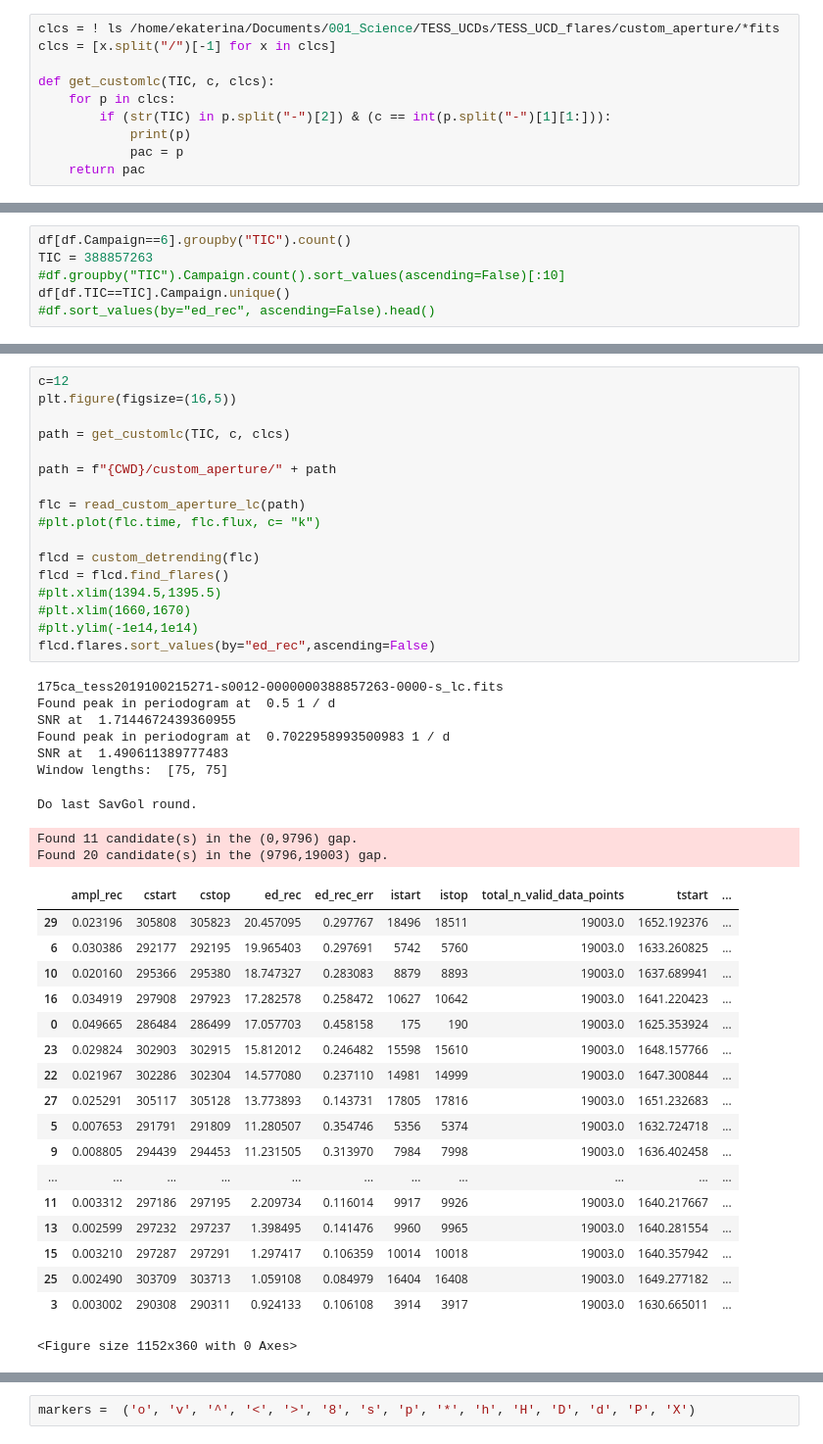
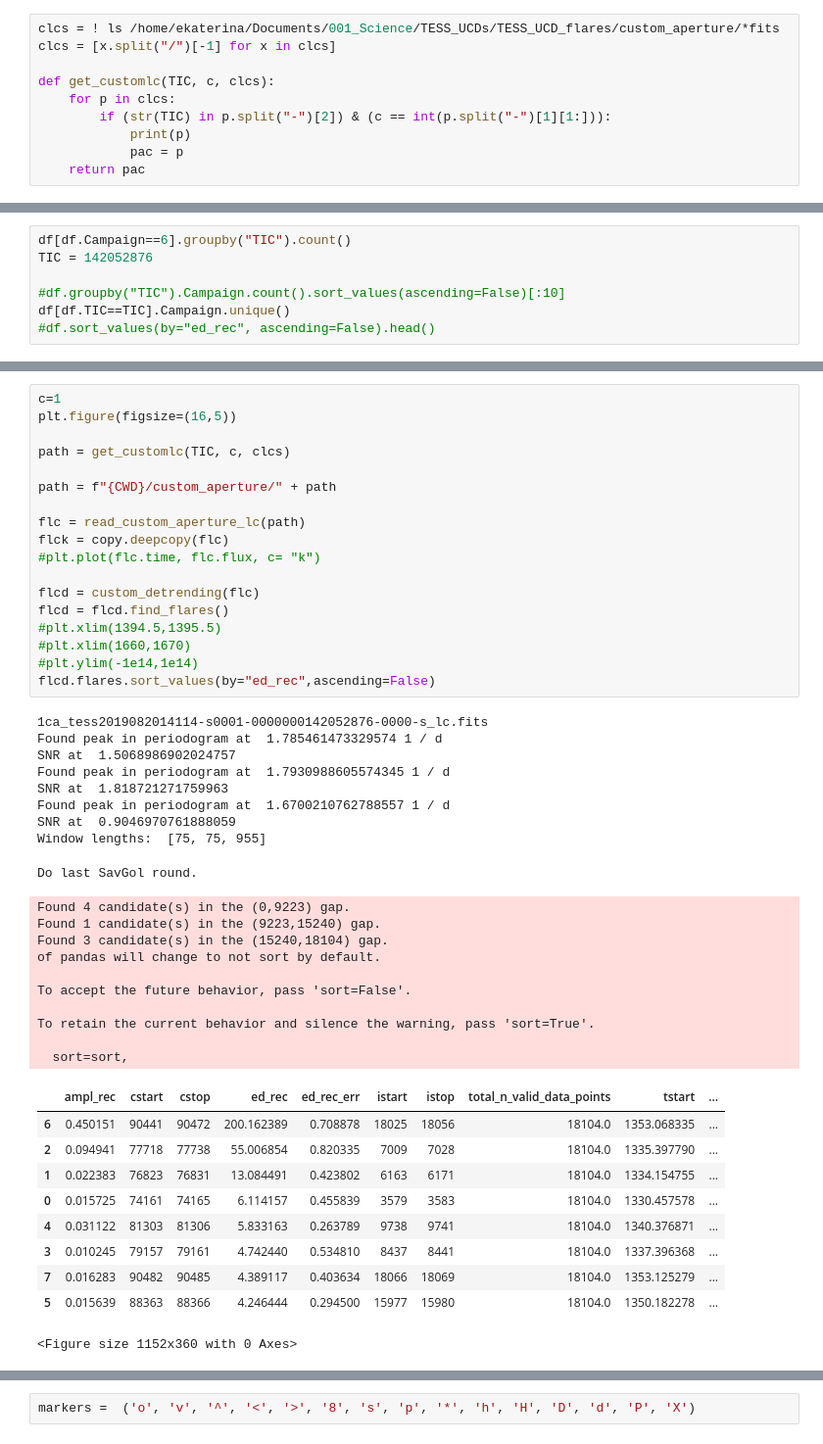
Before and after one commit to ekaterinailin/TESS_UCD_flares, a Jupyter notebook: notebook/NB4_Vet_flares.ipynb, the cells around one changed output, grey strips where cells are left out. Shown: that part at 98% size. Cells and saved outputs as stored; diff of their text form.

```diff
--- a/notebook/NB4_Vet_flares.ipynb
+++ b/notebook/NB4_Vet_flares.ipynb
@@ -45,6 +45,7 @@ amplmax = df.ampl_rec.max()
 # %%
 df[df.Campaign==6].groupby("TIC").count()
-TIC = 388857263
+TIC = 142052876
+
 #df.groupby("TIC").Campaign.count().sort_values(ascending=False)[:10]
 df[df.TIC==TIC].Campaign.unique()
 #df.sort_values(by="ed_rec", ascending=False).head()
@@ -58,45 +54,48 @@ df[df.Campaign==1].plot(kind="scatter",x="tstart",y="ampl_rec")
 # %%
-c=12
+c=1
 plt.figure(figsize=(16,5))
 
 path = get_customlc(TIC, c, clcs)
 
 path = f"{CWD}/custom_aperture/" + path
 
 flc = read_custom_aperture_lc(path)
+flck = copy.deepcopy(flc)
 #plt.plot(flc.time, flc.flux, c= "k")
 
 flcd = custom_detrending(flc)
 flcd = flcd.find_flares()
 #plt.xlim(1394.5,1395.5)
 #plt.xlim(1660,1670)
 #plt.ylim(-1e14,1e14)
 flcd.flares.sort_values(by="ed_rec",ascending=False)
 # %% [output]
-175ca_tess2019100215271-s0012-0000000388857263-0000-s_lc.fits
-Found peak in periodogram at  0.5 1 / d
-SNR at  1.7144672439360955
-Found peak in periodogram at  0.7022958993500983 1 / d
-SNR at  1.490611389777483
-Window lengths:  [75, 75]
+1ca_tess2019082014114-s0001-0000000142052876-0000-s_lc.fits
+Found peak in periodogram at  1.785461473329574 1 / d
+SNR at  1.5068986902024757
+Found peak in periodogram at  1.7930988605574345 1 / d
+SNR at  1.818721271759963
+Found peak in periodogram at  1.6700210762788557 1 / d
+SNR at  0.9046970761888059
+Window lengths:  [75, 75, 955]
 Do last SavGol round.
-Found 11 candidate(s) in the (0,9796) gap.
-Found 20 candidate(s) in the (9796,19003) gap.
+Found 4 candidate(s) in the (0,9223) gap.
+Found 1 candidate(s) in the (9223,15240) gap.
+Found 3 candidate(s) in the (15240,18104) gap.
+of pandas will change to not sort by default.
+
+To accept the future behavior, pass 'sort=False'.
+
+To retain the current behavior and silence the warning, pass 'sort=True'.
+
+  sort=sort,
 |  | ampl_rec | cstart | cstop | ed_rec | ed_rec_err | istart | istop | total_n_valid_data_points | tstart | ... |
-| 29 | 0.023196 | 305808 | 305823 | 20.457095 | 0.297767 | 18496 | 18511 | 19003.0 | 1652.192376 | ... |
-| 6 | 0.030386 | 292177 | 292195 | 19.965403 | 0.297691 | 5742 | 5760 | 19003.0 | 1633.260825 | ... |
-| 10 | 0.020160 | 295366 | 295380 | 18.747327 | 0.283083 | 8879 | 8893 | 19003.0 | 1637.689941 | ... |
-| 16 | 0.034919 | 297908 | 297923 | 17.282578 | 0.258472 | 10627 | 10642 | 19003.0 | 1641.220423 | ... |
-| 0 | 0.049665 | 286484 | 286499 | 17.057703 | 0.458158 | 175 | 190 | 19003.0 | 1625.353924 | ... |
-| 23 | 0.029824 | 302903 | 302915 | 15.812012 | 0.246482 | 15598 | 15610 | 19003.0 | 1648.157766 | ... |
-| 22 | 0.021967 | 302286 | 302304 | 14.577080 | 0.237110 | 14981 | 14999 | 19003.0 | 1647.300844 | ... |
-| 27 | 0.025291 | 305117 | 305128 | 13.773893 | 0.143731 | 17805 | 17816 | 19003.0 | 1651.232683 | ... |
-| 5 | 0.007653 | 291791 | 291809 | 11.280507 | 0.354746 | 5356 | 5374 | 19003.0 | 1632.724718 | ... |
-| 9 | 0.008805 | 294439 | 294453 | 11.231505 | 0.313970 | 7984 | 7998 | 19003.0 | 1636.402458 | ... |
-| ... | ... | ... | ... | ... | ... | ... | ... | ... | ... | ... |
-| 11 | 0.003312 | 297186 | 297195 | 2.209734 | 0.116014 | 9917 | 9926 | 19003.0 | 1640.217667 | ... |
-| 13 | 0.002599 | 297232 | 297237 | 1.398495 | 0.141476 | 9960 | 9965 | 19003.0 | 1640.281554 | ... |
-| 15 | 0.003210 | 297287 | 297291 | 1.297417 | 0.106359 | 10014 | 10018 | 19003.0 | 1640.357942 | ... |
-| 25 | 0.002490 | 303709 | 303713 | 1.059108 | 0.084979 | 16404 | 16408 | 19003.0 | 1649.277182 | ... |
-| 3 | 0.003002 | 290308 | 290311 | 0.924133 | 0.106108 | 3914 | 3917 | 19003.0 | 1630.665011 | ... |
+| 6 | 0.450151 | 90441 | 90472 | 200.162389 | 0.708878 | 18025 | 18056 | 18104.0 | 1353.068335 | ... |
+| 2 | 0.094941 | 77718 | 77738 | 55.006854 | 0.820335 | 7009 | 7028 | 18104.0 | 1335.397790 | ... |
+| 1 | 0.022383 | 76823 | 76831 | 13.084491 | 0.423802 | 6163 | 6171 | 18104.0 | 1334.154755 | ... |
+| 0 | 0.015725 | 74161 | 74165 | 6.114157 | 0.455839 | 3579 | 3583 | 18104.0 | 1330.457578 | ... |
+| 4 | 0.031122 | 81303 | 81306 | 5.833163 | 0.263789 | 9738 | 9741 | 18104.0 | 1340.376871 | ... |
+| 3 | 0.010245 | 79157 | 79161 | 4.742440 | 0.534810 | 8437 | 8441 | 18104.0 | 1337.396368 | ... |
+| 7 | 0.016283 | 90482 | 90485 | 4.389117 | 0.403634 | 18066 | 18069 | 18104.0 | 1353.125279 | ... |
+| 5 | 0.015639 | 88363 | 88366 | 4.246444 | 0.294500 | 15977 | 15980 | 18104.0 | 1350.182278 | ... |
 <Figure size 1152x360 with 0 Axes>
```
Also changed, not shown: parts of 11 cells of this notebook, 1 other file.
